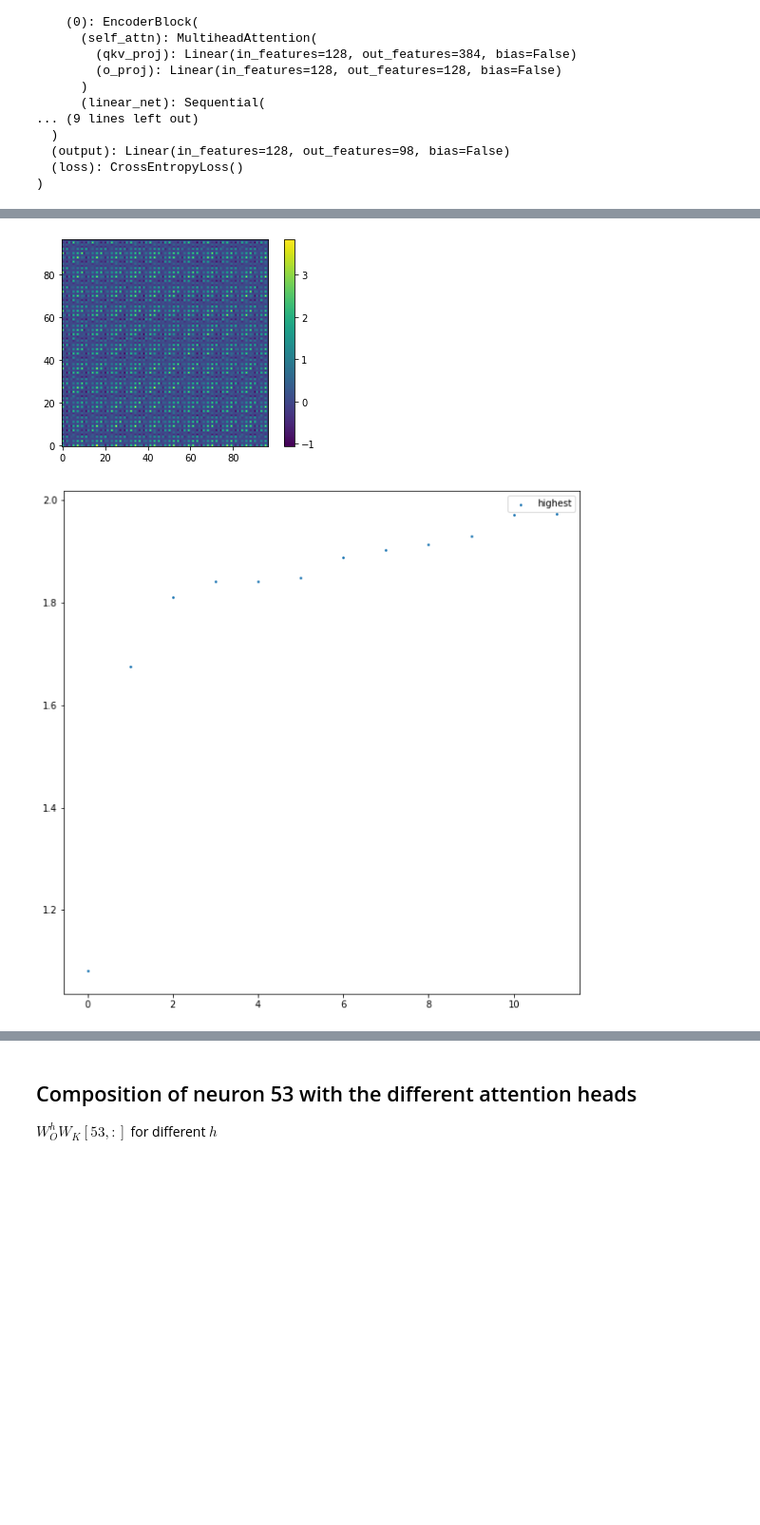
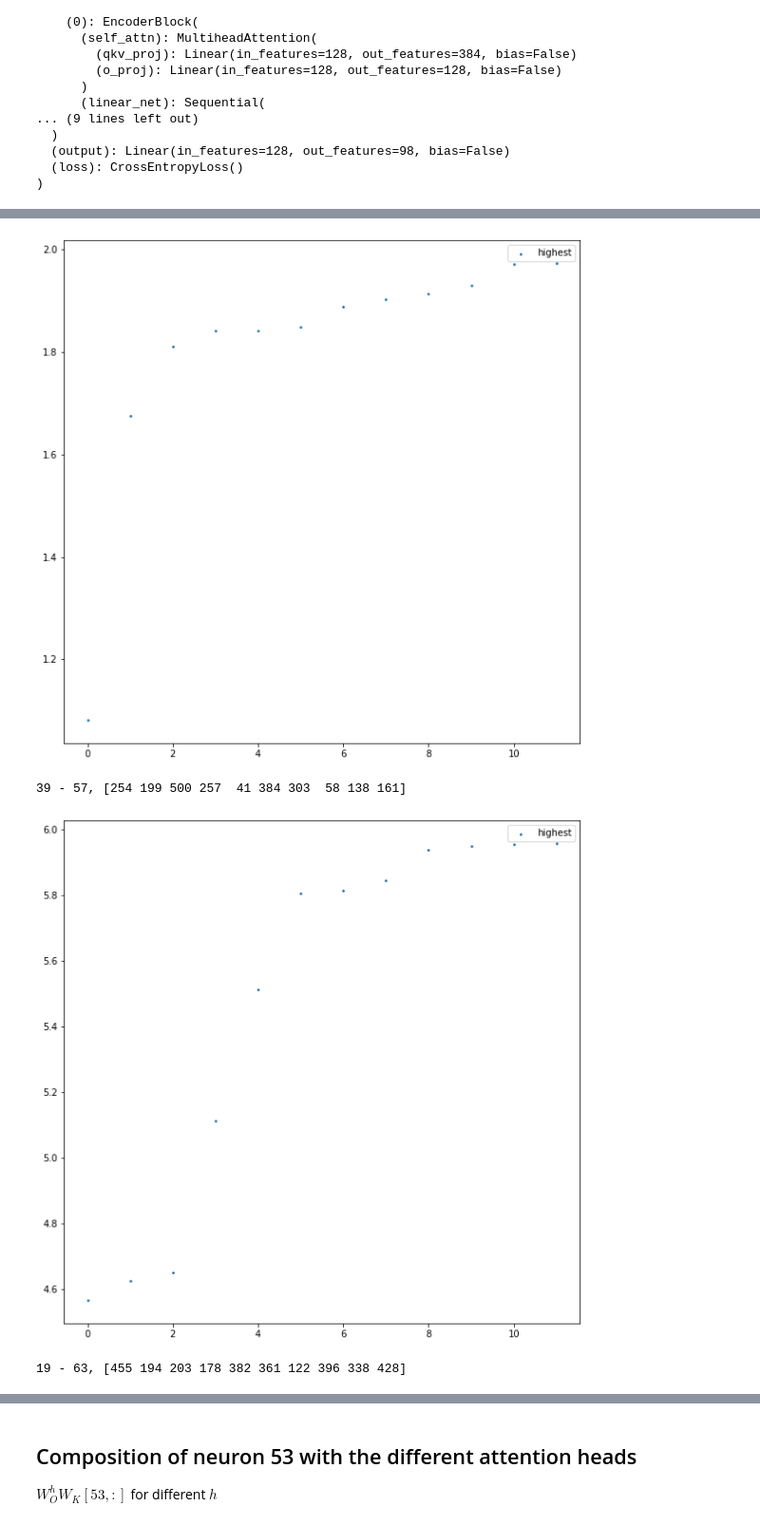
Before and after one commit to TomFrederik/interpreting-grokking, a Jupyter notebook: notebook_no_norm.ipynb, the cells around one changed output, grey strips where cells are left out. Shown at 95% size. Cells and saved outputs as stored; diff of their text form; code cells hidden in the pictures; blank space fills up the shorter version.

```diff
--- a/notebook_no_norm.ipynb
+++ b/notebook_no_norm.ipynb
@@ -101,8 +101,8 @@ def pre_relu_head_position_contribution(model, inputs, targets):
 dataset = torch.from_numpy(get_dataset(descr='minus', num_elements=97, data_dir='./data', no_op_token=True).data).to(device)
 # %%
 target = 'logprob'
-attributions = mlp_key_attribution(model, dataset[:,:-1], dataset[:,-1], target=target)
-head_position_contributions = pre_relu_head_position_contribution(model, dataset[:,:-1], dataset[:,-1])
+attributions = mlp_key_attribution(model, dataset[:,:-1], dataset[:,-1], target=target).detach().cpu().numpy()
+head_position_contributions = pre_relu_head_position_contribution(model, dataset[:,:-1], dataset[:,-1]).detach().cpu().numpy()
 # %%
 os.makedirs(f"{model_name}/head_pos_attributions/{target}", exist_ok=True)
 for j in tqdm(range(512)):
@@ -157,29 +157,28 @@ top_ten_sum = np.sort(attributions)[:,-10:].sum(axis=1)
 share_top_ten = top_ten_sum / summed
 argsorted_share = np.argsort(share_top_ten)
 
-highest = np.sort(attributions[argsorted_share[-1]])
-highest_neurons = np.argsort(attributions[argsorted_share[-1]])
-lowest = np.sort(attributions[argsorted_share[0]])
-# print(highest_neurons)
-print(f"{argsorted_share[-1]//97} - {argsorted_share[-1]%97}")
+highest = np.sort(attributions[argsorted_share[-10:]])
+highest_neurons = np.argsort(attributions[argsorted_share[-10:]], axis=1)
+# lowest = np.sort(attributions[argsorted_share[0]])
+for i in range(1,10):
+    print(f"{argsorted_share[-i]//97} - {argsorted_share[-i]%97}, {highest_neurons[-i,-10:]}")
 # plt.imshow(attributions[:,428].reshape(97,97), origin='lower')
-highest_neurons = highest_neurons[::-1][:14]
-print(highest_neurons)
 
-plt.figure()
-data = attributions[:,highest_neurons].mean(axis=1).reshape(97,97)
-plt.imshow(data, origin='lower')
-plt.colorbar()
-plt.show()
+# highest_neurons = highest_neurons[::-1][:14]
+# plt.figure()
+# data = attributions[:,highest_neurons].mean(axis=1).reshape(97,97)
+# plt.imshow(data, origin='lower')
+# plt.colorbar()
+# plt.show()
 # for i in highest_neurons:
 #     plt.figure()
 #     plt.imshow(attributions[:,i].reshape(97,97), origin='lower')
 #     plt.title(f"{i}")
 
-k = 12
-plt.figure(figsize=(10,10))
-plt.scatter(np.arange(k), highest[-k:], label='highest', s=3)
-# plt.plot(np.arange(512), lowest, label='lowest', c='orange')
-plt.legend()
-plt.show()
+    k = 12
+    plt.figure(figsize=(10,10))
+    plt.scatter(np.arange(k), highest[-i,-k:], label='highest', s=3)
+    # plt.plot(np.arange(512), lowest, label='lowest', c='orange')
+    plt.legend()
+    plt.show()
 # %% [output]
@@ -188,2 +186,4 @@ plt.show()
-[figure, old version]
+[figure, new version]
+39 - 57, [254 199 500 257  41 384 303  58 138 161]
-[figure, old version]
+[figure, new version]
+19 - 63, [455 194 203 178 382 361 122 396 338 428]
```
Also changed, not shown: parts of 19 cells of this notebook, 5 other files.
